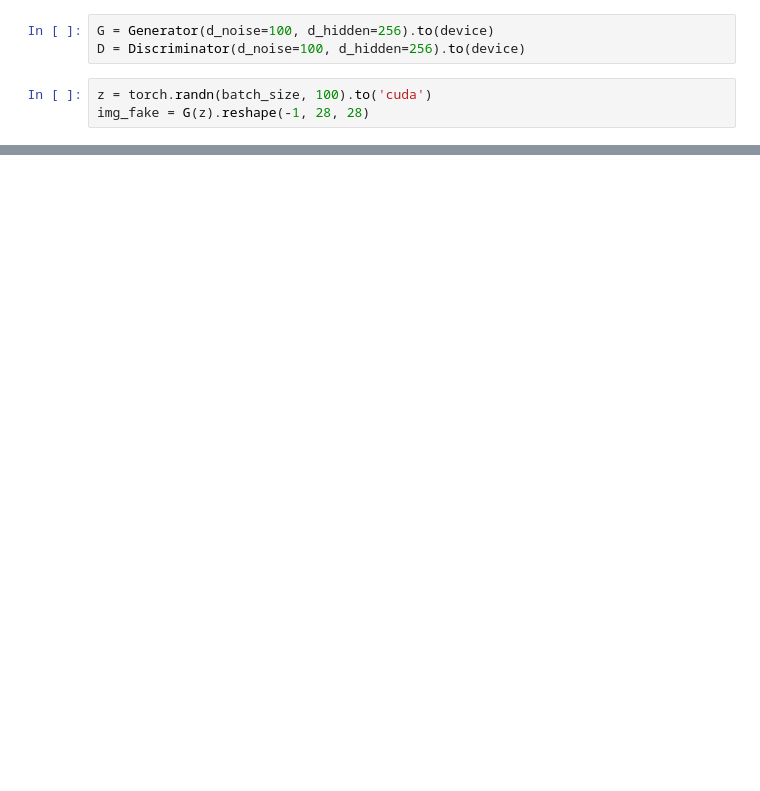
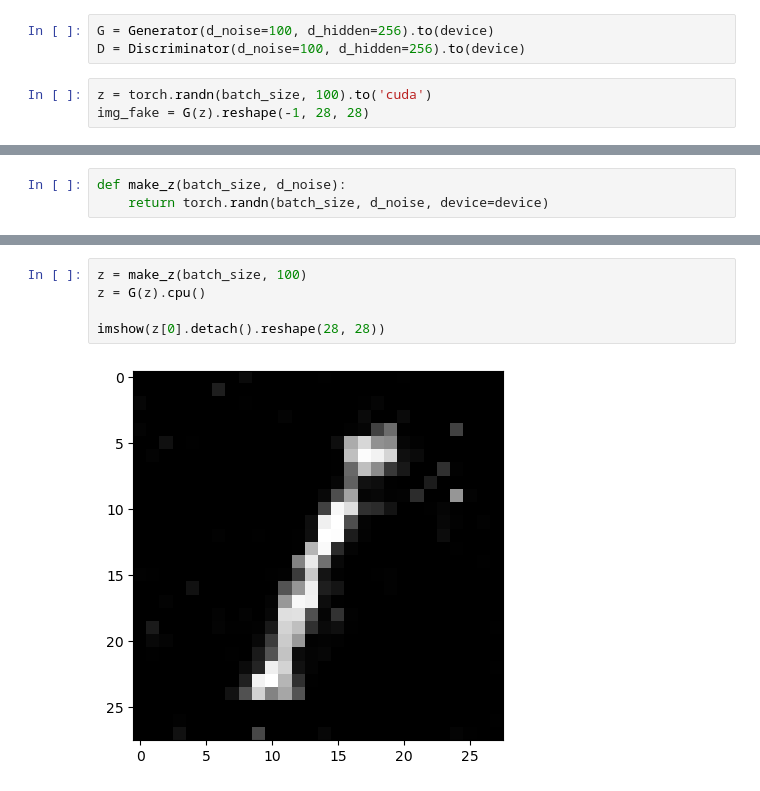
Before and after one commit to neoqp/deeplearn, a Jupyter notebook: notebook/GAN.ipynb, the cells around one changed output, grey strips where cells are left out. Cells and saved outputs as stored; diff of their text form; blank space fills up the shorter version.

```diff
--- a/notebook/GAN.ipynb
+++ b/notebook/GAN.ipynb
@@ -73,0 +84,3 @@ imshow(img_fake[0].cpu())
+# %%
+def make_z(batch_size, d_noise):
+    return torch.randn(batch_size, d_noise, device=device)
@@ -73,0 +160,7 @@ imshow(img_fake[0].cpu())
+# %%
+z = make_z(batch_size, 100)
+z = G(z).cpu()
+
+imshow(z[0].detach().reshape(28, 28))
+# %% [output]
+[figure, added]
```
Also changed, not shown: parts of 6 cells of this notebook, 2 other files.
